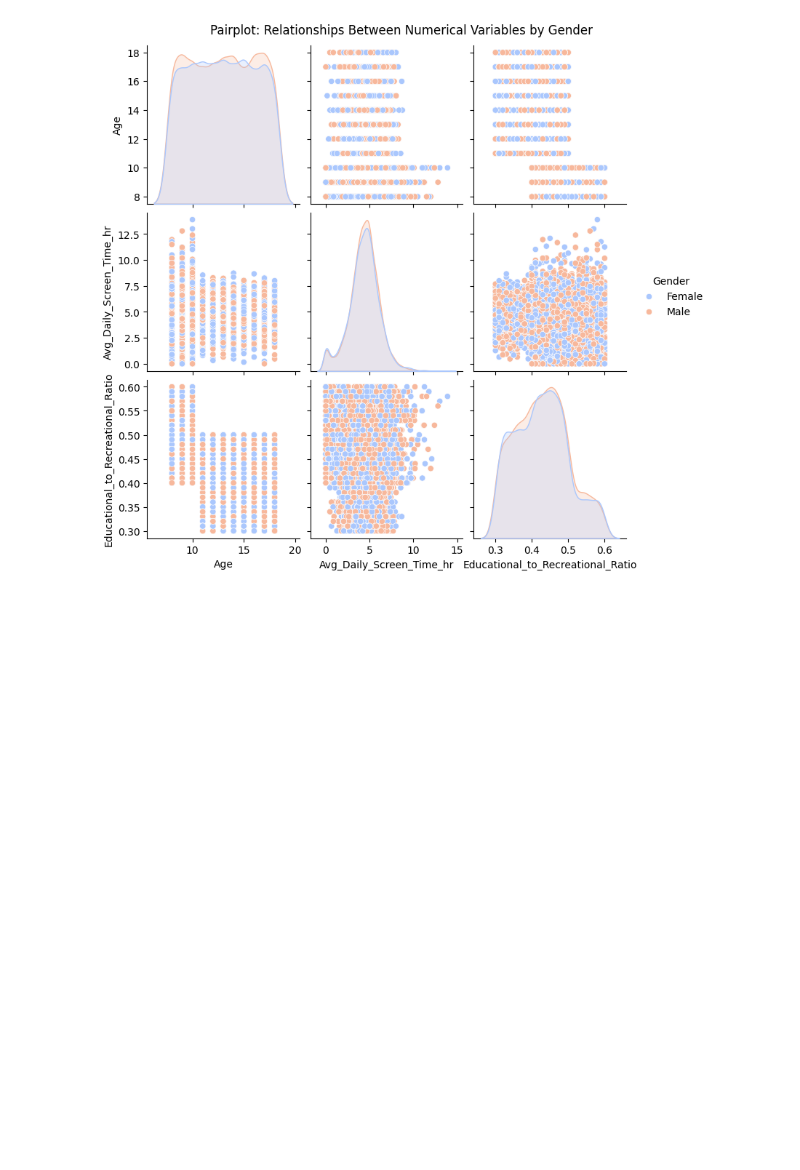
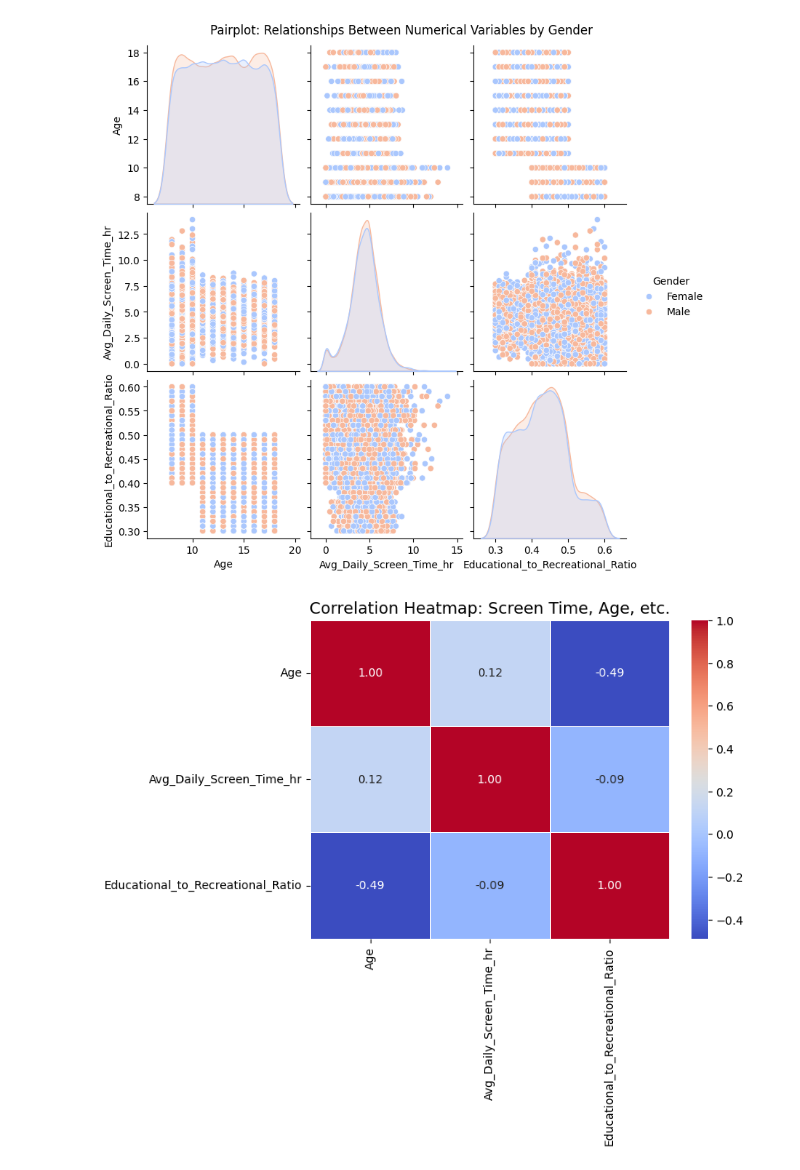
Before and after one commit to Joshika-Mentor/-Kid-s-Screentime-Visualization-Infosys-springboard-program-, a Jupyter notebook: Indian_Kids_Screen_Time_Analysis.ipynb, the cells around one changed output. Cells and saved outputs as stored; diff of their text form; code cells hidden in the pictures; blank space fills up the shorter version.

```diff
--- a/Indian_Kids_Screen_Time_Analysis.ipynb
+++ b/Indian_Kids_Screen_Time_Analysis.ipynb
@@ -277,3 +277,12 @@ plt.suptitle('Pairplot: Relationships Between Numerical Variables by Gender', y=
 plt.show()
 # %% [output]
 [figure]
+# %%
+numeric_df = df.select_dtypes(include=['int64', 'float64'])
+corr = numeric_df.corr()
+plt.figure(figsize=(7, 5))
+sns.heatmap(corr, annot=True, cmap='coolwarm', fmt=".2f", linewidths=0.5)
+plt.title("Correlation Heatmap: Screen Time, Age, etc.", fontsize=14)
+plt.show()
+# %% [output]
+[figure, added]
```
